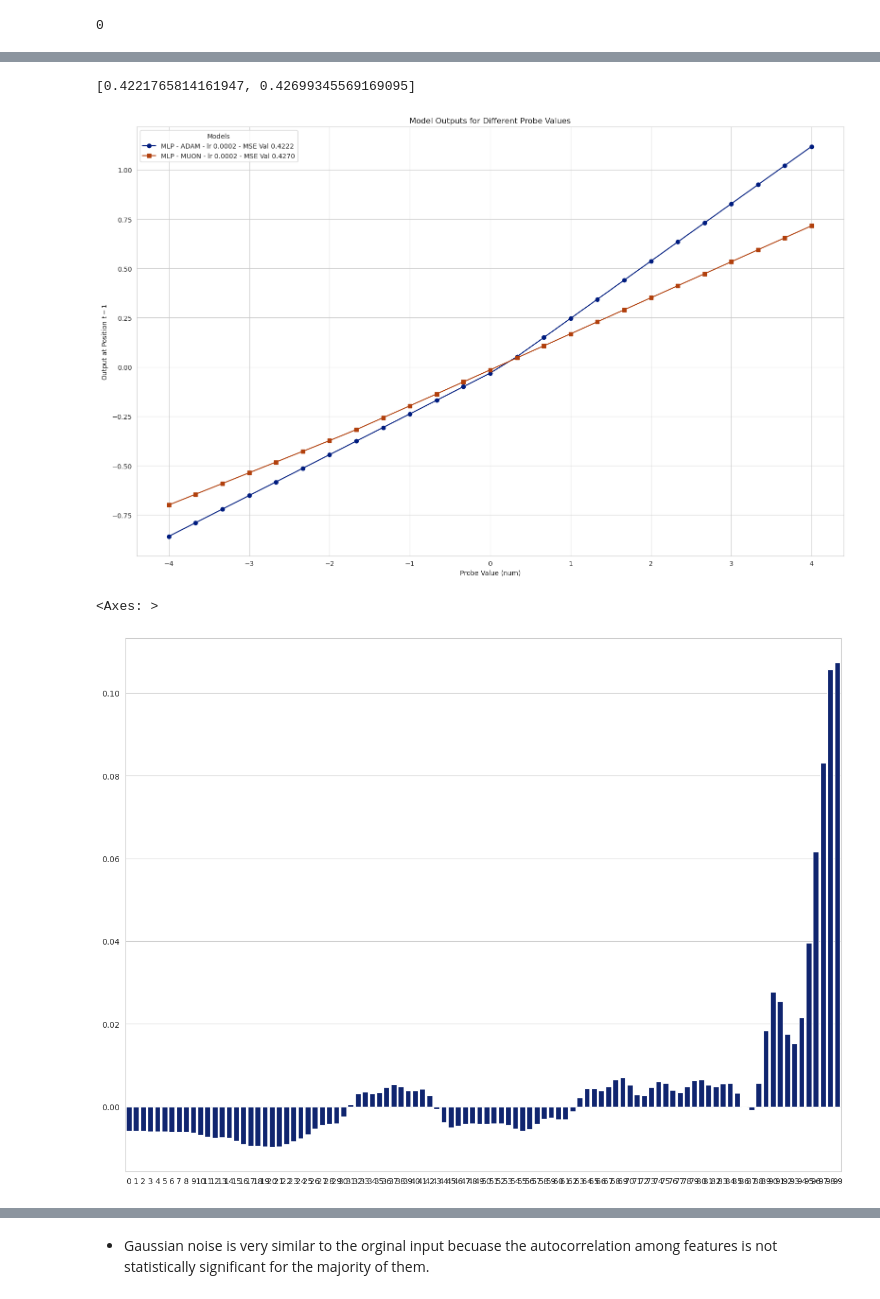
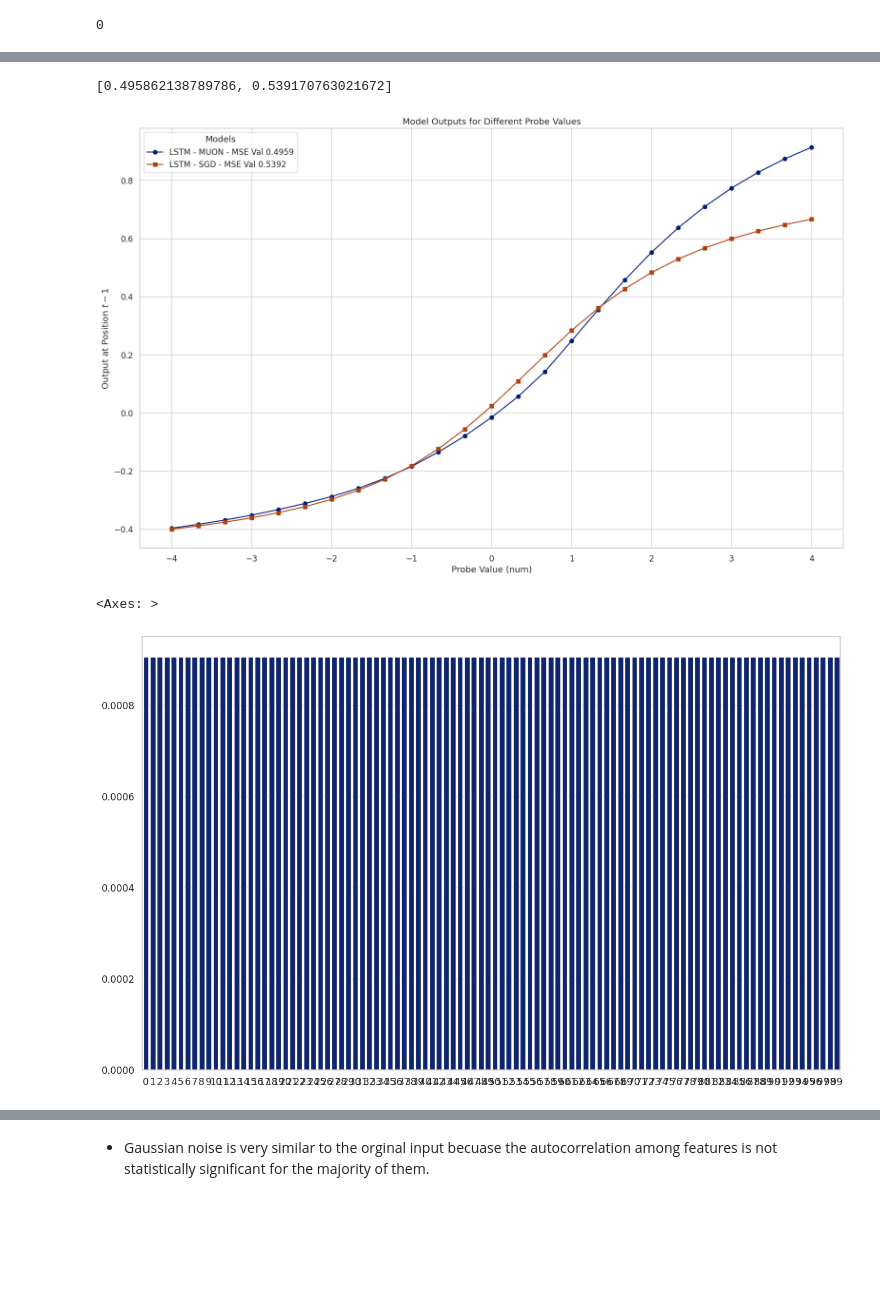
Before and after one commit to FedericoCortesi/finNN_code, a Jupyter notebook: src/benchmarks/forecast.ipynb, the cells around one changed output, grey strips where cells are left out. Saved outputs shown, nothing was run; the diff lists cells and outputs as text; code cells hidden in the pictures; blank space fills up the shorter version.

```diff
--- a/src/benchmarks/forecast.ipynb
+++ b/src/benchmarks/forecast.ipynb
@@ -74,15 +76,16 @@ wf.df_master
 # %%
-wf_ols = WFCVGenerator(cfg_lstm.walkforward)
-wf_ols.df_master
+from sklearn.linear_model import LinearRegression
+from sklearn.linear_model import Lasso
+
+wf_ols = WFCVGenerator(cfg_cnn.walkforward)
 
 
 data_ols = {}
 
 
 
-for i, fold_data in enumerate(wf.folds()):
+for i, fold_data in enumerate(wf_ols.folds()):
     size = fold_data[4]
-    y_test = fold_data[5]
 
     data_ols[i] = fold_data
     print(i)
@@ -91,6 +94,7 @@ for i, fold_data in enumerate(wf.folds()):
 
 
 Xtr, ytr, Xv, yv, Xte, yte, Xtr_val, ytr_val, Xte_merged, yte_merged = data_ols[0]
+print(Xtr_val.shape)
 
 from sklearn.linear_model import LinearRegression
 from sklearn.metrics import mean_squared_error
@@ -109,23 +113,29 @@ def prepare_sklearn_input(X):
 # 2. Prepare the data
 # Xtr_val is your training set, Xte is your test set
 X_train_ols = prepare_sklearn_input(Xtr_val)
-X_test_ols  = prepare_sklearn_input(Xte)
+X_test_ols  = prepare_sklearn_input(Xte_merged)
 
 # Ensure targets are the right shape (N,) or (N, 1)
 y_train_ols = np.asarray(ytr_val)
-y_test_truth = np.asarray(yte)
+y_test_truth = np.asarray(yte_merged)
 
 # 3. Fit OLS
-ols_model = LinearRegression()
-ols_model.fit(X_train_ols, y_train_ols)
+ols_full = LinearRegression()
+ols_full.fit(X_train_ols, y_train_ols)
+
+lasso = Lasso(fit_intercept=True, alpha=0.25).fit(X_train_ols, y_train_ols)
+
 
 # 4. Predict
-y_pred_ols = ols_model.predict(X_test_ols)
-print(y_pred_ols.shape)
+y_pred_te = ols_full.predict(X_test_ols)
+y_pred_tr = ols_full.predict(X_train_ols)
 
 # 5. Check Metrics
 # Flatten both for safe comparison
-mse_ols = mean_squared_error(y_test_truth.ravel(), y_pred_ols.ravel())
+mse_ols = mean_squared_error(y_test_truth.ravel(), y_pred_te.ravel())
+mse_tr  = mean_squared_error(y_train_ols.ravel(), y_pred_tr.ravel())
 print(f"OLS Test MSE: {mse_ols:.6f}")
+print(f"OLS Train MSE: {mse_tr:.6f}")
+print(np.var(ytr_val))
 # %% [output]
 0
@@ -149,11 +161,11 @@ for i, fold_data in enumerate(wf.folds()):
 # %% [output]
 0
 # %%
-names = ["exp_022_mlp_40_search", "exp_023_cnn_40_search", "exp_024_lstm_40_search"]
+names = ["exp_042_lstm_100_sgd", "exp_036_lstm_100_muon_lr"]
 names = sorted(names)
 print(names)
-cfgs = [cfg_mlp, cfg_cnn, cfg_lstm]
-trials = ["trial_search_best"]*6
+cfgs = [cfg_lstm, cfg_lstm]
+trials = ["trial_search_best", "trial_search_best"]
 fold_num = 0
 
 base_paths = [f"{VOL_EXPERIMENTS_DIR}/{name}/{trial}/" for name, trial in zip(names, trials)]
@@ -162,5 +174,5 @@ ckpt_paths = [f"{base}fold_{fold_num:03d}/model_best.pt" for base in base_paths]
 checkpoints = [torch.load(ckpt_path, map_location=DEVICE) for ckpt_path in ckpt_paths]
 
 # Assigning specific checkpoints to variables for clarity
-checkpoint_mlp, checkpoint_cnn, checkpoint_lstm = checkpoints
+checkpoint_mlp = checkpoints
 # %% [output]
@@ -826,10 +827,7 @@ from sklearn.metrics import mean_squared_error
 import os
 import json
 
-names = ["exp_038_mlp_100_adam_lr", "exp_035_mlp_100_muon_lr"]
-cfgs = [cfg_mlp, cfg_mlp]
 print(names)
-
 
 fold_num = 0
 checkpoints = []
@@ -839,6 +837,7 @@ val_mses = []
 for name in names:
     try:
         base = f"{VOL_EXPERIMENTS_DIR}/{name}/trial_search_best/"
+        ckpt_path = f"{base}fold_{fold_num:03d}/model_best.pt"
         ckpt_path = f"{base}fold_{fold_num:03d}/model_best.pt"
         checkpoint = torch.load(ckpt_path, map_location=DEVICE)
         checkpoints.append(checkpoint)
@@ -1000,7 +999,7 @@ sns.set_palette("dark")
 plt.figure(figsize=(16, 10))  # Set a larger figure size
 
 #sub = [models[1], models[3]]
-names = ["MLP - ADAM", "MLP - MUON"]
+plot_names = ["LSTM - MUON", "LSTM - SGD"]
 
 markers = ['o', 's', '^', 'D', 'v', 'p', 'X', '*']
 print(val_mses)
@@ -1011,7 +1010,7 @@ for i, model in enumerate(models):
         inner_ys.append(y)
 
     ys.append(inner_ys)
-    plt.plot(nums, inner_ys, label=f"{names[i]} - lr {lr_list[i]:.4f} - MSE Val {val_mses[i]:.4f}", marker=markers[i % len(markers)])  # Allow matplotlib to auto-select marker and linestyle
+    plt.plot(nums, inner_ys, label=f"{plot_names[i]} - MSE Val {val_mses[i]:.4f}", marker=markers[i % len(markers)])  # Allow matplotlib to auto-select marker and linestyle
 
 plt.xlabel("Probe Value (num)")
 plt.ylabel(r"Output at Position $t-1$")
@@ -1021,17 +1020,17 @@ plt.grid(True)
 plt.tight_layout()
 plt.show()
 # %% [output]
-[0.4221765814161947, 0.42699345569169095]
+[0.495862138789786, 0.539170763021672]
-[figure, old version]
+[figure, new version]
 # %%
 n = 1
 plt.figure(figsize=(16,10))
-y_first = probe_num(sub[1], cfg_cnn, size, num=n).ravel()
+y_first = probe_num(models[0], cfg_cnn, size, num=n).ravel()
 
 sns.barplot(y_first)
 # %% [output]
 <Axes: >
-[figure, old version]
+[figure, new version]
 # %%
 import seaborn as sns
 import numpy as np
```
Also changed, not shown: parts of 17 cells of this notebook.
